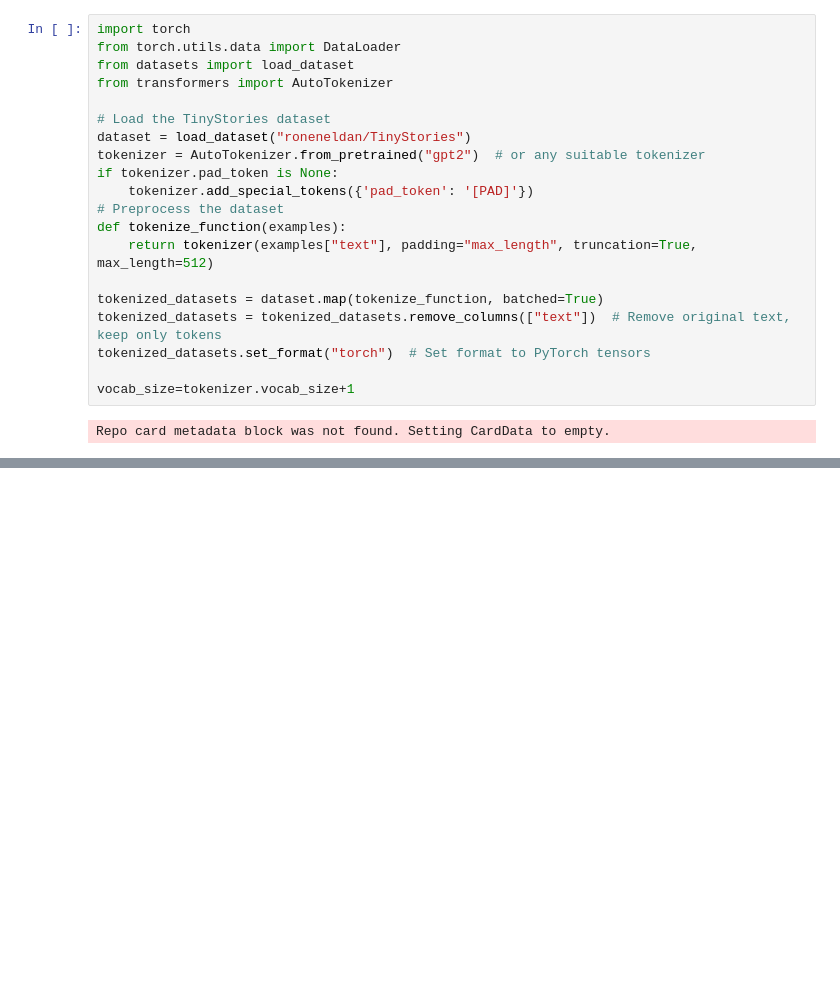
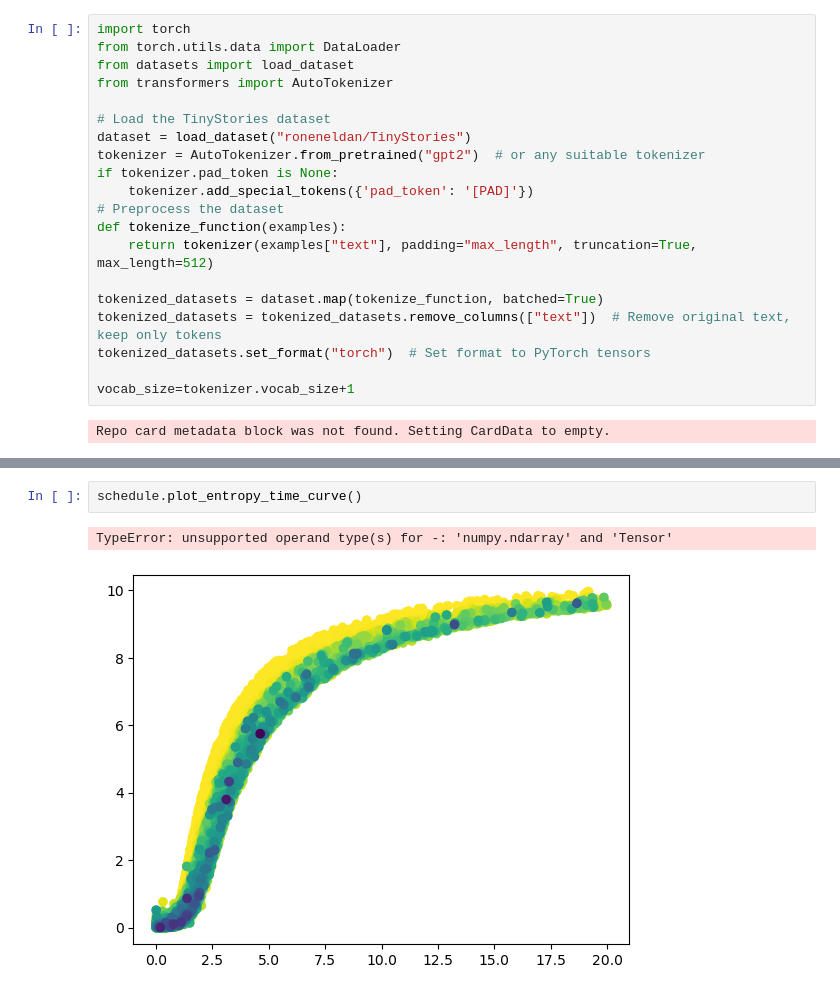
Before and after one commit to markov-bio/cdcd, a Jupyter notebook: training.ipynb, the cells around one changed output, grey strips where cells are left out. Drawn from its saved outputs; the diff is of its cells as text; blank space fills up the shorter version.

```diff
--- a/training.ipynb
+++ b/training.ipynb
@@ -83,0 +83,5 @@ torch.Size([8, 512, 256])
+# %%
+schedule.plot_entropy_time_curve()
+# %% [output]
+TypeError: unsupported operand type(s) for -: 'numpy.ndarray' and 'Tensor'
+[figure, added]
```
Also changed, not shown: parts of 2 cells of this notebook, 1 other file.
